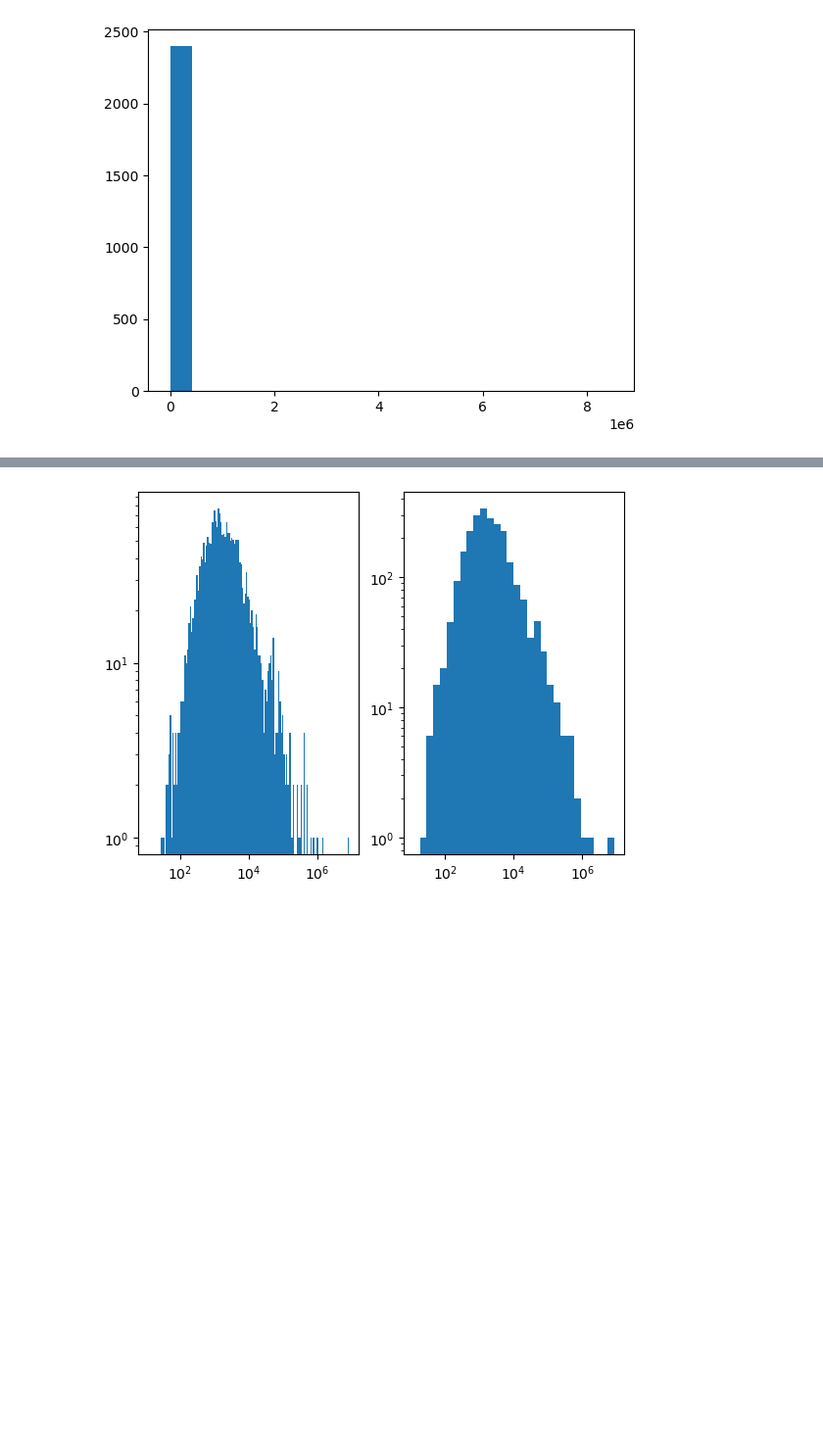
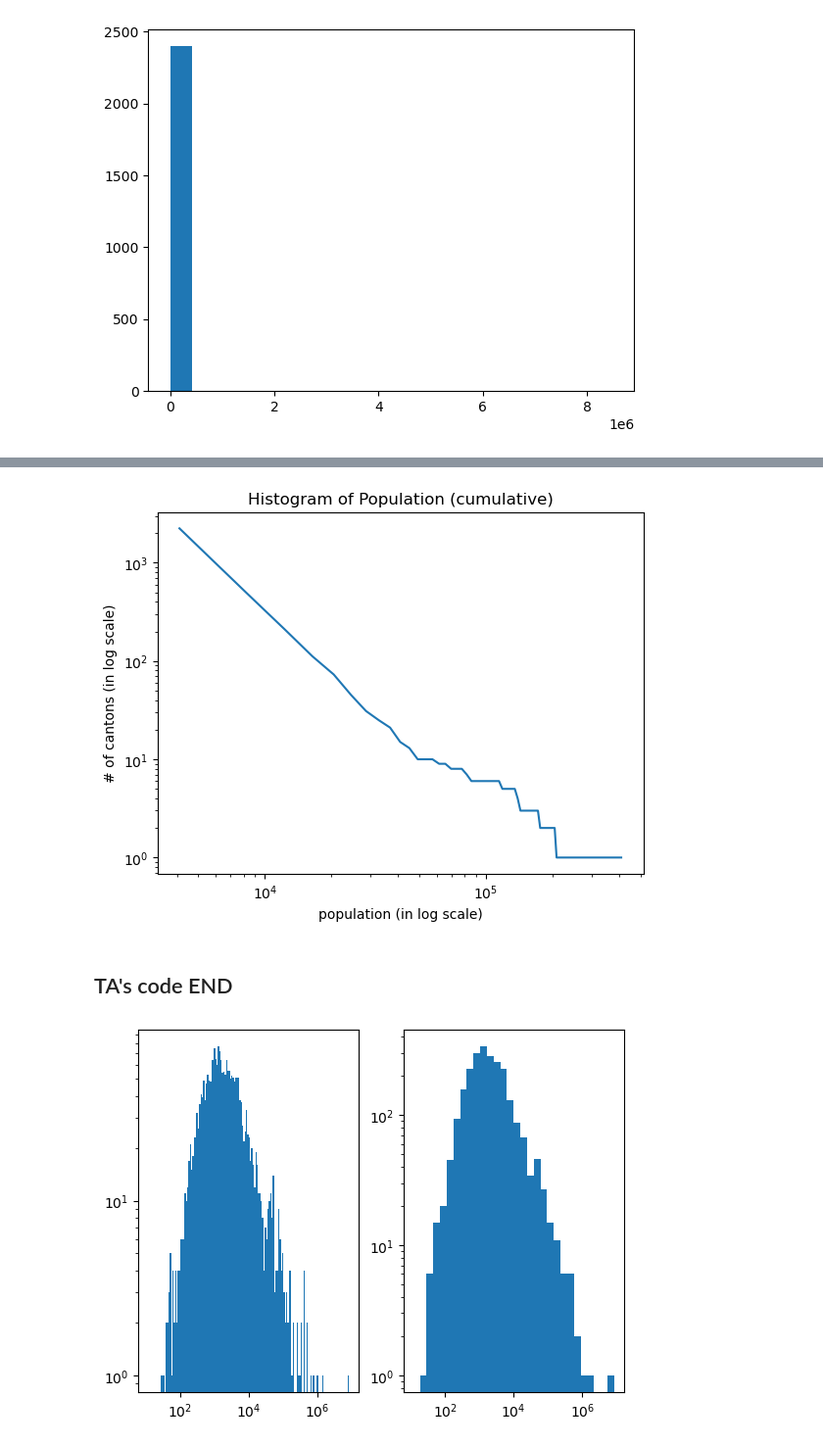
Before and after one commit to galgantar/2025, a Jupyter notebook: Exercises/02 - Data viz and data from the web/Becoming a DataVizard exercise.ipynb, the cells around one changed output, grey strips where cells are left out. Shown at 98% size. Saved outputs shown, nothing was run; the diff lists cells and outputs as text; code cells hidden in the pictures; blank space fills up the shorter version.

```diff
--- a/Exercises/02 - Data viz and data from the web/Becoming a DataVizard exercise.ipynb
+++ b/Exercises/02 - Data viz and data from the web/Becoming a DataVizard exercise.ipynb
@@ -436,3 +462,13 @@ The figure is extracted from [this paper](https://arxiv.org/pdf/cond-mat/0412004
+# %%
+plt.loglog(array_cumulative[1][1:],array_cumulative[0])
+plt.title('Histogram of Population (cumulative)')
+plt.ylabel('# of cantons (in log scale)')
+plt.xlabel('population (in log scale)')
+plt.show()
+# %% [output]
+[figure, added]
+# %% [markdown]
+## TA's code END
 # %%
 # Write your code here
 fig, axes = plt.subplots(1, 2)
```
Also changed, not shown: parts of 6 cells of this notebook, 2 other files.
